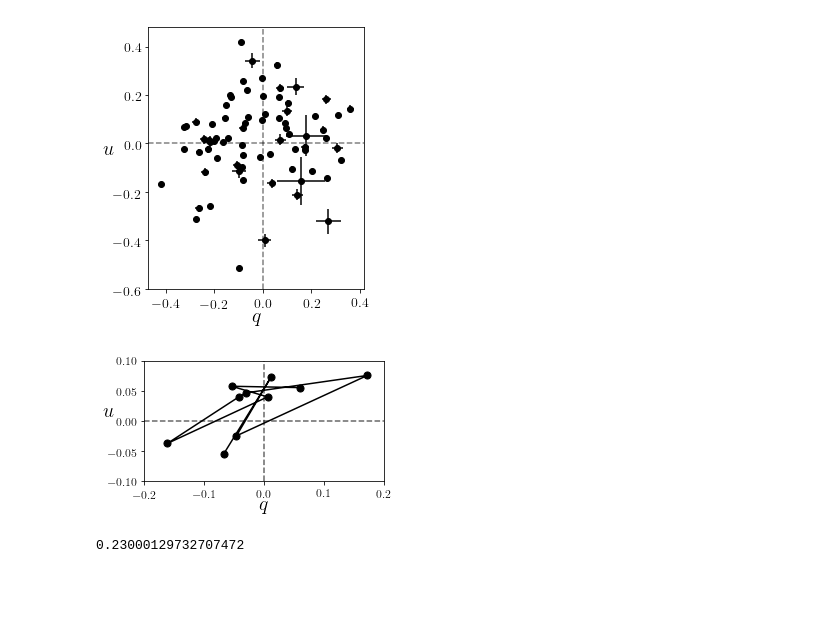
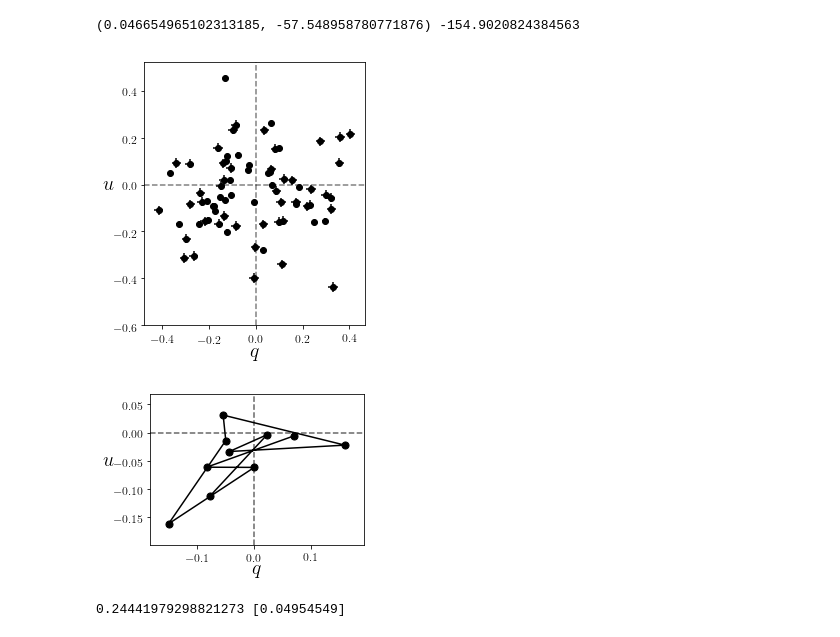
Before and after one commit to KeyanGootkin/P-Cygni-Spectropolarimetry, a Jupyter notebook: Intrinsic.ipynb, the cells around one changed output. Drawn from its saved outputs; the diff is of its cells as text; code cells hidden in the pictures; blank space fills up the shorter version.

```diff
--- a/Intrinsic.ipynb
+++ b/Intrinsic.ipynb
@@ -6,6 +6,7 @@ import matplotlib.pyplot as plt
 from glob import glob
 from matplotlib import rcParams
 from astropy.stats import LombScargle
+from scipy.optimize import curve_fit
 paperdir = "C:/Users/Keyan/Desktop/Science/Data/P-Cygni/Figures/Paper_Figures"
 rcParams['text.usetex'] = True
 rcParams['figure.figsize'] = [4,4]
@@ -15,12 +16,13 @@ rcParams['font.family'] = 'serif'
 rcParams['legend.fontsize'] = 14
 rcParams['xtick.labelsize']= 12
 rcParams['ytick.labelsize']= 12
+bt = pd.read_csv("C:/Users/Keyan/Desktop/Science/Data/P-Cygni/Data/bigtable.txt")
 # %%
 intrinsic_dir = "C:/Users/Keyan/Desktop/Science/Data/P-Cygni/Data/intrinsic_pols/"
 files = glob(intrinsic_dir+"*")
-retfiles = [f    for f in files if f[72]=='o']
-rfiles = [f    for f in files if f[72]=='r']
-bfiles = [f    for f in files if f[72]=='b']
+retfiles = [f    for f in files if f[69]=='o']
+rfiles = [f    for f in files if f[69]=='r']
+bfiles = [f    for f in files if f[69]=='b']
 matched = []
 for rf in rfiles:
     for bf in bfiles:
@@ -37,11 +39,10 @@ t = [float(f[64:69])    for f in retfiles] + [float(f[0][64:69])    for f in mat
 mt = np.array([float(f[0][64:69])    for f in matched])
 mphaset = (mt/97)%1
 # %%
-qs = np.array([np.mean(df.Q[(df.Wavelength > 6700) & (df.Wavelength < 7500)])   for df in alldfs])
-us = np.array([np.mean(df.U[(df.Wavelength > 6700) & (df.Wavelength < 7500)])   for df in alldfs])
-es = np.array([np.sqrt(np.sum(df.Error[(df.Wavelength > 6700) & (df.Wavelength < 7500)]**2))/
-               df.Error[(df.Wavelength > 6700) & (df.Wavelength < 7500)].size
-               for df in alldfs])
+qs = bt.ivq
+us = bt.ivu
+es = bt.sve
+mq,mu = np.array([sum(qs*(es**-2))/sum(es**-2)]),np.array([sum(us*(es**-2))/sum(es**-2)])
 
 fig,ax = plt.subplots(1,figsize=(4,4.2));
 ax.set_aspect("equal")
@@ -56,34 +57,36 @@ ax.errorbar(qs,us,linestyle='none',yerr=es,xerr=es,color='black')
 ax.set_ylim(-0.6)
 plt.tight_layout(pad=0)
 plt.savefig(paperdir+"/intrinsic_QU.png",overwrite=True,dpi=300)
+print(pc.polarization(np.mean(qs),np.mean(us)),np.degrees(np.arctan2(np.mean(qs),np.mean(us))))
 # %% [output]
+(0.046654965102313185, -57.548958780771876) -154.9020824384563
-[figure, old version]
+[figure, new version]
 # %%
 phaset = (np.array(t)/97)%1
 (pt,pbinq),(pt,pbinu) = pc.easy_bin_mean(phaset,qs,10),pc.easy_bin_mean(phaset,us,10)
 
 fig,ax = plt.subplots(1,figsize=(4,2.6));
 ax.set_aspect("equal")
 
 ax.axhline(0,linestyle='--',alpha=0.6)
 ax.axvline(0,linestyle='--',alpha=0.6)
 
-ax.set_yticks([-0.1,-0.05,0,0.05,0.1])
-ax.set_xlim(-0.2,0.2)
-ax.set_ylim(-0.1,0.1)
-ax.set_ylabel("$u$",fontsize=20,usetex=True,rotation=0,labelpad=-2)
+# ax.set_yticks([-0.1,-0.05,0,0.05,0.1])
+# ax.set_xlim(-0.2,0.2)
+# ax.set_ylim(-0.1,0.1)
+ax.set_ylabel("$u$",fontsize=20,usetex=True,rotation=0,labelpad=4)
 ax.set_xlabel("$q$",fontsize=20,usetex=True,labelpad=-6)
 ax.scatter(pbinq,pbinu,color='black',s=50)
 ax.plot(pbinq,pbinu,c="black")
 plt.tight_layout(pad=0)
 plt.savefig(paperdir+"/qutracks.png",overwrite=True,dpi=300)
 # %% [output]
-[figure, old version]
+[figure, new version]
 # %%
-pol,pos = pc.polarization(qs,us)
-pol.mean()
+pol,pos = pc.polarization(mq,mu)
+print(pc.polarization(qs,us)[0].mean(),pol)
 # %% [output]
-0.23000129732707472
+0.24441979298821273 [0.04954549]
 # %%
 from Ellipticity import Ellipse
 bt = pd.read_csv("C:/Users/Keyan/Desktop/Science/Data/P-Cygni/Data/bigtable.txt")
```
Also changed, not shown: parts of 10 cells of this notebook, 18 other files.
